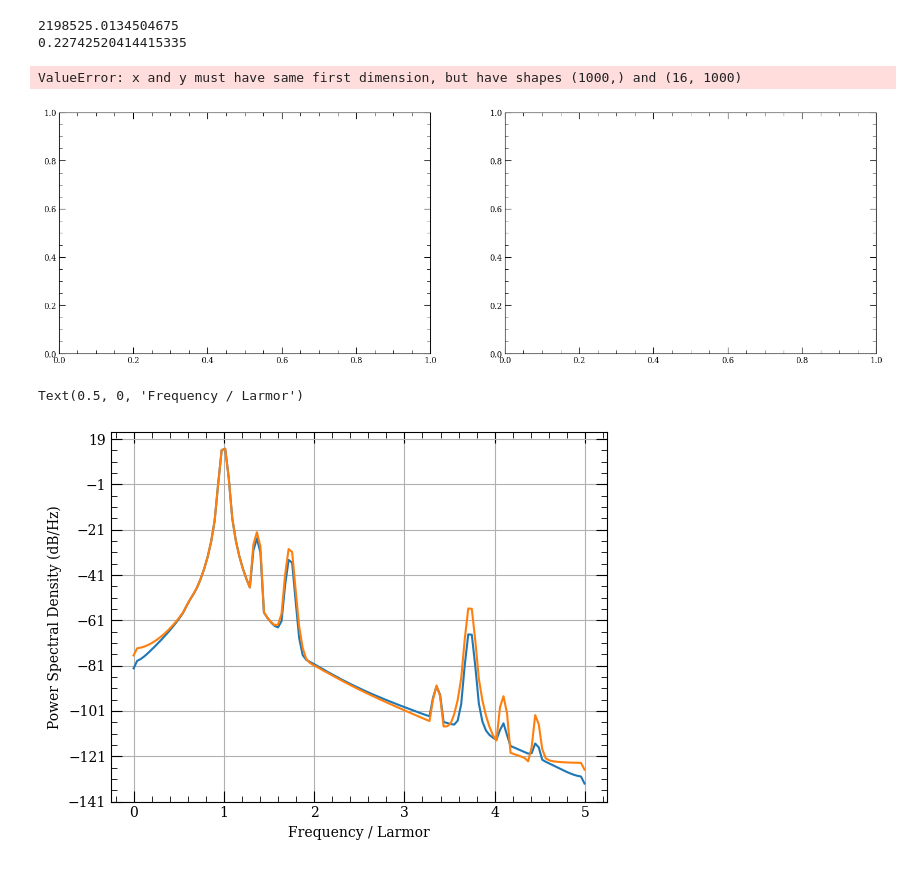
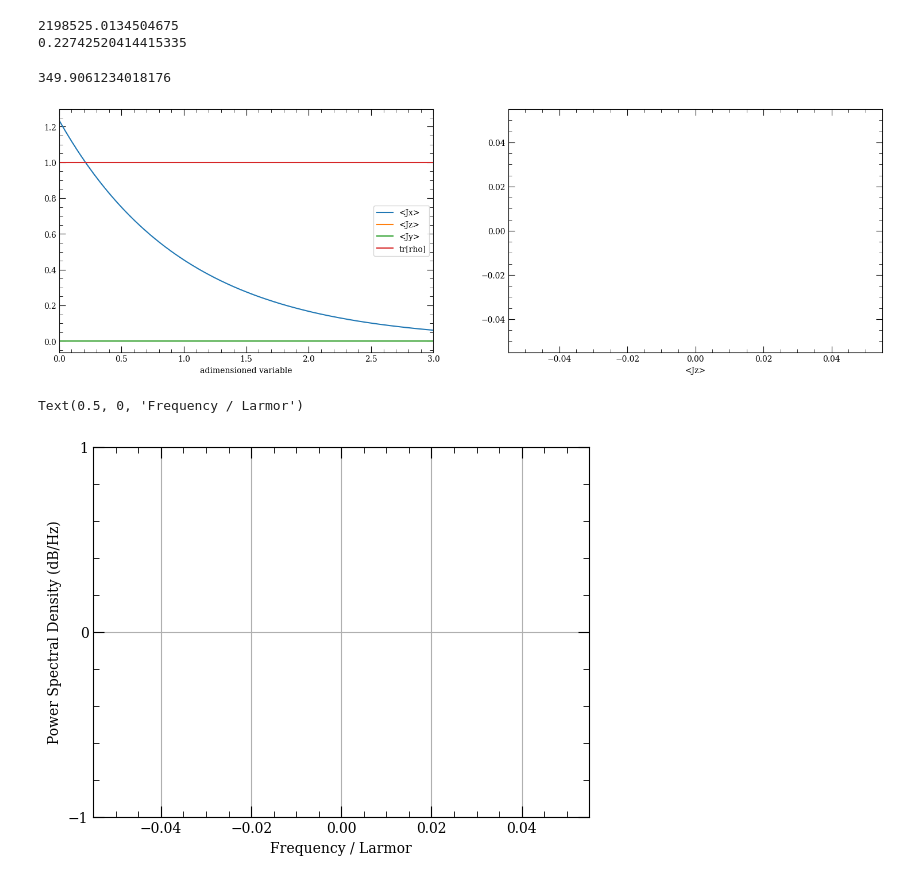
Before and after one commit to maimounabocoum/Mai-Qtip, a Jupyter notebook: MORS.ipynb, the cells around one changed output. Saved outputs shown, nothing was run; the diff lists cells and outputs as text; code cells hidden in the pictures.

Commit message:
Made projector to subspace. Works nicely

```diff
--- a/MORS.ipynb
+++ b/MORS.ipynb
@@ -165,6 +166,11 @@ Jz = Qobj(dims=[[my_cesium.N],[my_cesium.N]]) # initialize et zero N by N matrix
 for m in range(0,my_cesium.N-1,1):
     Jz+=-0.5*1j*C(my_cesium.F[m],my_cesium.M[m])*( basis(my_cesium.N, m+1)*basis(my_cesium.N, m).dag()
                                                   - basis(my_cesium.N, m)*basis(my_cesium.N, m+1).dag() )
+
+# Build a projector onto sub-Hilbert Space
+P4          = Qobj(dims=[[my_cesium.N],[my_cesium.N]]) # initialize et zero N by N matrix quantum object
+for i in range(-3,4):
+        P4.data[my_cesium.FetchKetIndex([0,0.5,4,i])[0],my_cesium.FetchKetIndex([0,0.5,4,i])[0]] = 1
 
 
 # Here, we create the adimension OMEGAs and OMEGAsqz operator in order to define the Hamiltoninan
@@ -199,4 +205,3 @@ H1 = OMEGAs*Jy # the time varying term (By/Bx) is defined in function By
 
 # construction of time varying Hamiltoninan
 H = [H0,[H1, H1_coeff]]
-print(H)
@@ -231,8 +218,9 @@ for loop in range(0,my_cesium.N_notground,1): # loop on excited states
                 ==[0,0.5,min(my_cesium.F)+1]:
                 # spin decay
                 for j in range(0,offset +loop,1): # loop on all ket lower in energy than the current one
-                    gamma = 500e3 # we set the decay rate to 10 Hz / (gamma*constants.hbar)/(muB*Bx)
-                    Cops[loop] = Cops[loop] + \
+                    gamma = 50e3 # we set the decay rate in 10 Hz
+                    if my_cesium.F[j]!=4:
+                        Cops[loop] = Cops[loop] + \
                         np.sqrt(gamma*T)*basis(my_cesium.N, j)*basis(my_cesium.N, offset + loop).dag()
             elif [my_cesium.L[loop] , my_cesium.J[loop] , my_cesium.F[loop]]==[1,0.5,min(my_cesium.F)+1]:
                 # radiative decay 6P1/2
@@ -260,10 +248,10 @@ opts.store_states = True
 opts.store_final_state = True
 #print(opts)
 
-t = np.linspace(0, 100, 1000) # Define time vector
+t = np.linspace(0, 10, 2000) # Define time vector
 
 # collaspe operator list : Cops
-output = mesolve( H , rho0 , t , Cops , options=opts ) # return a list density matrices over time in "output.states"
+output = mesolve( H0 , rho0 , t , Cops , options=opts ) # return a list density matrices over time in "output.states"
 
 # evaluation traces of operators, loop on the list
 meanJx = np.zeros(len(t))
@@ -273,9 +261,9 @@ meanRho = np.zeros(len(t))
 monitor = np.zeros(len(t))
 
 for i in range(0,len(t)):
-    tempJx  = Jx*output.states[i]
-    tempJy  = Jy*output.states[i]
-    tempJz  = Jz*output.states[i]
+    tempJx  = P4*Jx*output.states[i]
+    tempJy  = P4*Jy*output.states[i]
+    tempJz  = P4*Jz*output.states[i]
     #tempRho = output.states[i]*output.states[i]
     meanJx[i]   = np.real(tempJx.tr())
     meanJy[i]   = np.real(tempJy.tr())
@@ -284,32 +272,33 @@ for i in range(0,len(t)):
     #monitor[i] = abs(output.states[i][0,0])
 
 # # retreive output state diagonal
-monitor  = np.zeros((output.states[0].shape[0],len(t)))
-for i in range(0,len(t)):
-    for j in range(0,output.states[0].shape[0],1):
-        monitor[j,i] = output.states[i][j,j]
+# monitor  = np.zeros((output.states[0].shape[0],len(t)))
+# for i in range(0,len(t)):
+#     for j in range(0,output.states[0].shape[0],1):
+#         monitor[j,i] = output.states[i][j,j]
 # %%
 # print(monitor)
 fig, ax = plt.subplots(1,2)
 fig.set_size_inches(18.5, 5.5)
-# ax[0].plot(output.times, meanJz,label='<Jz>')
-# ax[0].plot(output.times, meanJy,label='<Jy>')
-# ax[0].plot(output.times, meanRho,label='rho')
-for j in range(0,output.states[0].shape[0],1):
-    ax[0].plot(output.times, monitor[j,:])
+ax[0].plot(output.times, meanJx,label='<Jx>')
+ax[0].plot(output.times, meanJz,label='<Jz>')
+ax[0].plot(output.times, meanJy,label='<Jy>')
+ax[0].plot(output.times, meanRho,label='tr[rho]')
+# for j in range(0,output.states[0].shape[0],1):
+#     ax[0].plot(output.times, monitor[j,:])
 ax[0].set_xlabel('Time (T)')
 ax[0].set_xlabel('adimensioned variable')
 ax[0].legend()
-# ax[0].set_xlim(0,3)
+ax[0].set_xlim(0,3)
 ax[1].plot(meanJy, meanJz)
 ax[1].set_xlabel('<Jy>')
 ax[1].set_xlabel('<Jz>')
 
 # Larmor frequency (kHz) of current simulation
 print(1e-3*(1/T))
 # %% [output]
-ValueError: x and y must have same first dimension, but have shapes (1000,) and (16, 1000)
+349.9061234018176
-[figure, old version]
+[figure, new version]
 # %%
 # plot Fourier transform of the result
 Freqs = 1/(output.times[1] - output.times[0])
@@ -323,4 +312,4 @@ plt.xlabel('Frequency / Larmor')
 # plt.plot(FFT_meanJy[1],FFT_meanJy[0])
 # %% [output]
 Text(0.5, 0, 'Frequency / Larmor')
-[figure, old version]
+[figure, new version]
```
Also changed, not shown: parts of 2 cells of this notebook.
